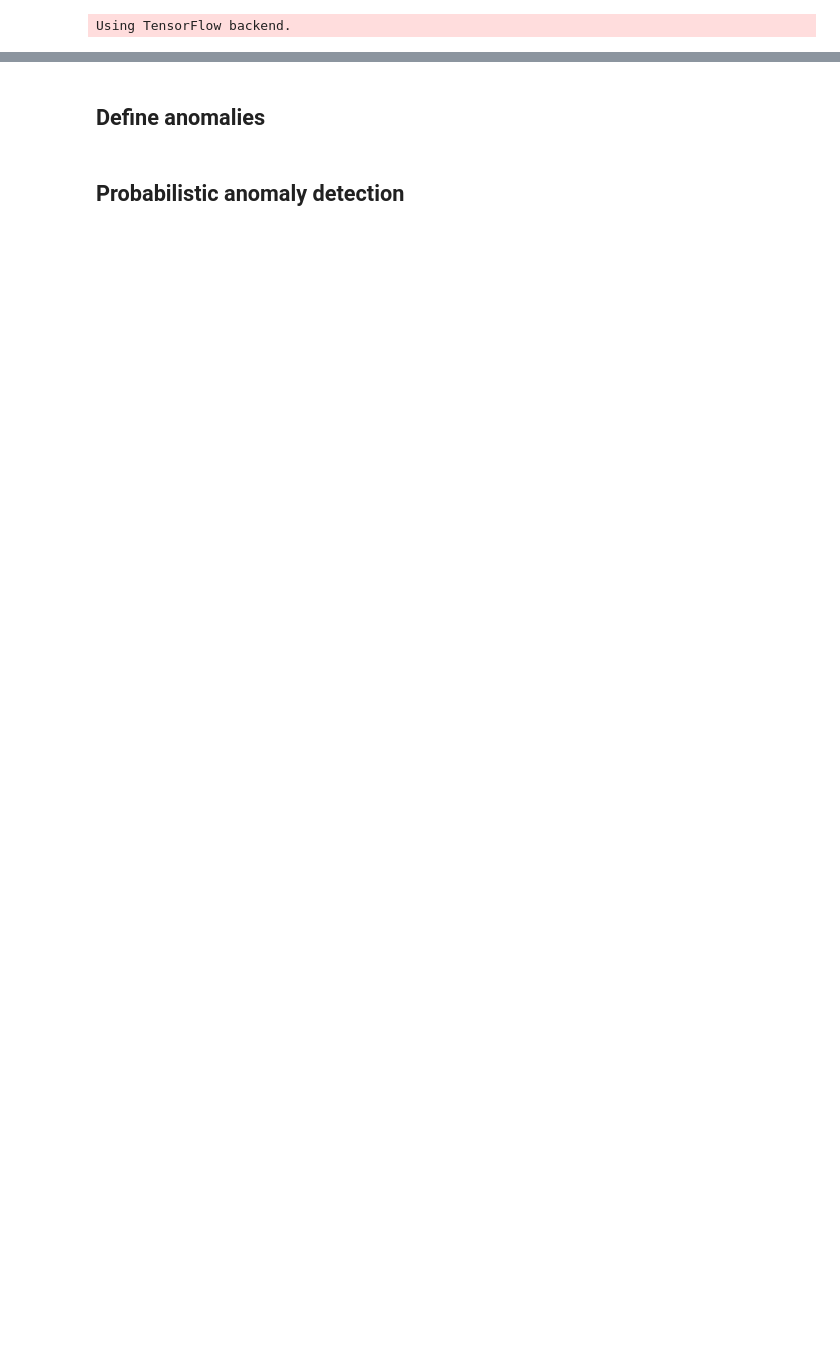
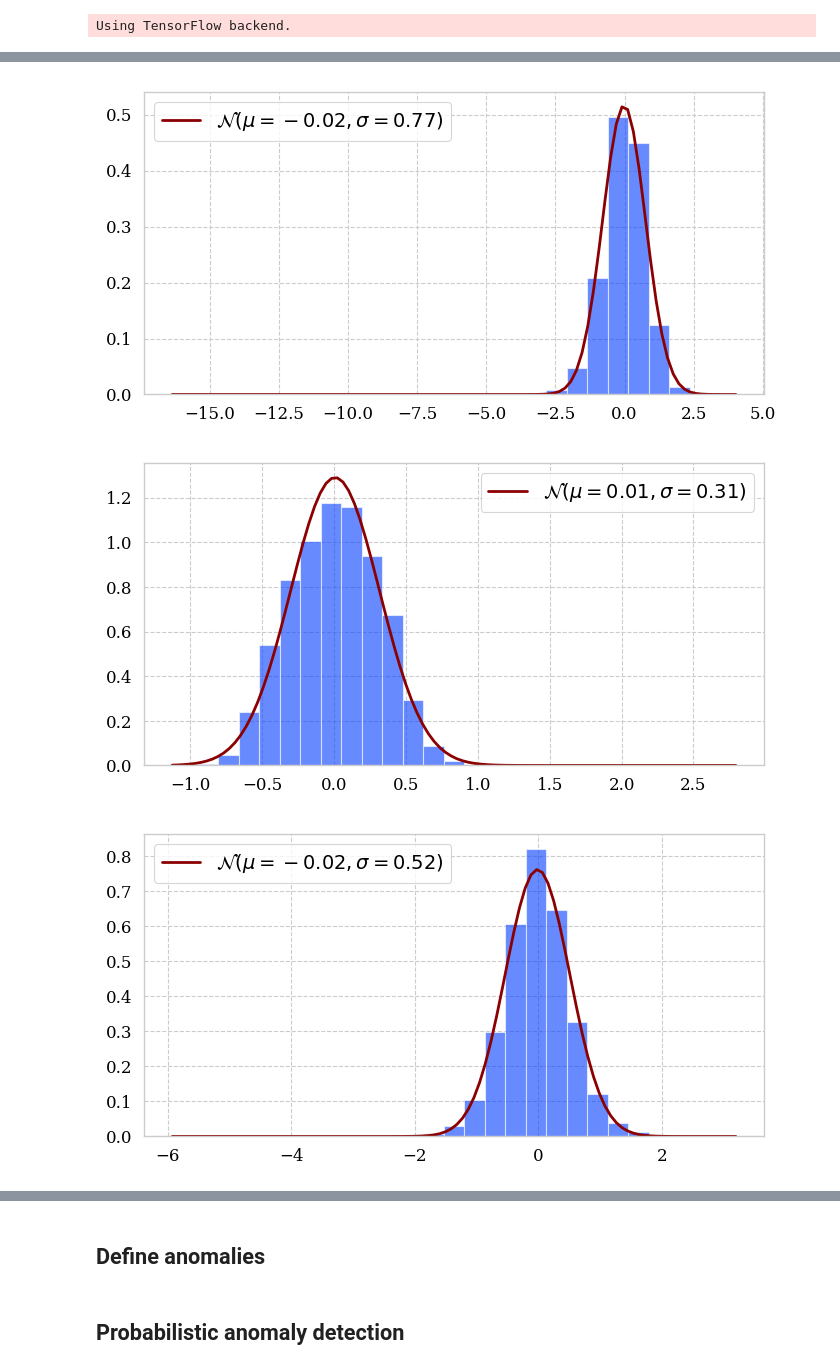
Before and after one commit to hreiten/master-thesis, a Jupyter notebook: src/anomaly-detection/anomaly_detection.ipynb, the cells around one changed output, grey strips where cells are left out. Cells and saved outputs as stored; diff of their text form; code cells hidden in the pictures; blank space fills up the shorter version.

```diff
--- a/src/anomaly-detection/anomaly_detection.ipynb
+++ b/src/anomaly-detection/anomaly_detection.ipynb
@@ -87,0 +146,9 @@ Use tf.cast instead.
+# %%
+predicted_valid, std_preds_valid = dlf.predict_with_ensemble(
+    lm,
+    lstm,
+    mlp,
+    x_valid,
+    y_valid,
+    n_pred=50,
+)
@@ -90,30 +175,40 @@ Use tf.cast instead.
 def create_residual_distribution(signal, plot = True):
     N = 5
 
-    res_dist = predicted_train[:,signal][:MIN_NUMBER_OF_RESIDUALS] - y_train[:,signal][:MIN_NUMBER_OF_RESIDUALS]
-    exp_smoothed = np.ravel(
-        pd.DataFrame(
-            res_dist
-        ).ewm(alpha = 0.6).mean().values
-    )
+    res_dist = predicted_valid[:,signal] - y_valid[:,signal]
     rolling_smoothed = pd.Series(res_dist).rolling(window=N).mean().iloc[N-1:].values
 
+    data = res_dist
+    mu, std = stats.norm.fit(data)
+
     if plot:
-        positions = [131, 132, 133]
-        fig = plt.figure()
-        fig.suptitle('Signal: {}'.format(signal), fontsize=16)
+        positions = [111]
+        fig = plt.figure(figsize=(8,4))
+        # fig.suptitle('Signal: {}'.format(signal), fontsize=16)
         axs = [fig.add_subplot(i) for i in positions]
-        axs[0].hist(res_dist, label="Residual dist.")
-        axs[1].hist(exp_smoothed, label="Exp. smoothed")
-        axs[2].hist(rolling_smoothed, label="Rolling. smoothed")
-        [ax.legend(frameon=True) for ax in axs]
+        axs[0].hist(data, bins=25, density=True, alpha=0.6)
+
+        # Plot the PDF.
+        xmin, xmax = plt.xlim()
+        x = np.linspace(xmin, xmax, 100)
+        p = stats.norm.pdf(x, mu, std)
+        axs[0].plot(x, p, 'k', linewidth=2, color="darkred", label='${0}(\mu={1}, \sigma={2})$'.format("\mathcal{N}", round(mu,2), round(std,2)))
+        plt.legend()
+        # title = "Fit results: mu = %.2f,  std = %.2f" % (mu, std)
+        # axs[0].set_title(title)
 
     return rolling_smoothed
 # %%
-MIN_NUMBER_OF_RESIDUALS = 900
+S = 1
+MIN_NUMBER_OF_RESIDUALS = len(y_valid[:, 0])
+
 
 res = [create_residual_distribution(
             signal = i,
             plot = True
         ) for i in range(0,3)
       ]
+# %% [output]
+[figure, added]
+[figure, added]
+[figure, added]
```
Also changed, not shown: parts of 37 cells of this notebook, 1 other file.
